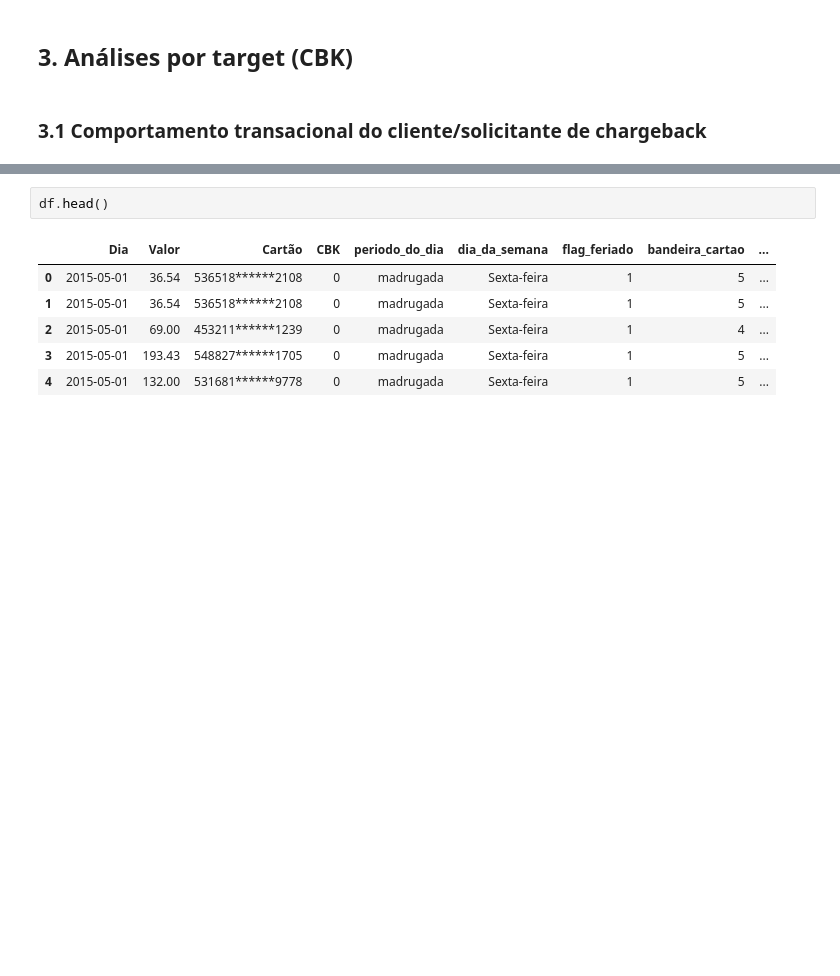
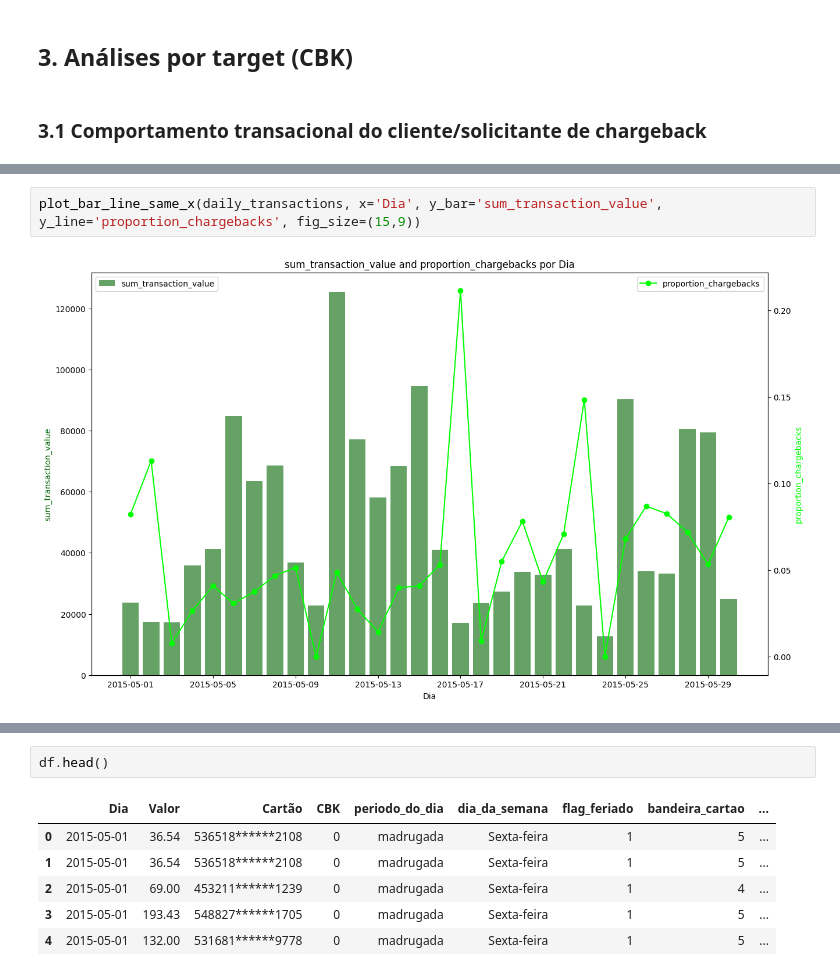
Before and after one commit to leticiacamposv/missao-data-science-stoneco, a Jupyter notebook: notebooks/2.0-lcv-exploratory-data-analysis.ipynb, the cells around one changed output, grey strips where cells are left out. Saved outputs shown, nothing was run; the diff lists cells and outputs as text; blank space fills up the shorter version.

```diff
--- a/notebooks/2.0-lcv-exploratory-data-analysis.ipynb
+++ b/notebooks/2.0-lcv-exploratory-data-analysis.ipynb
@@ -34,0 +74,4 @@ Período do dia
+# %%
+plot_bar_line_same_x(daily_transactions, x='Dia', y_bar='sum_transaction_value', y_line='proportion_chargebacks', fig_size=(15,9))
+# %% [output]
+[figure, added]
```
Also changed, not shown: parts of 13 cells of this notebook, 10 other files.
